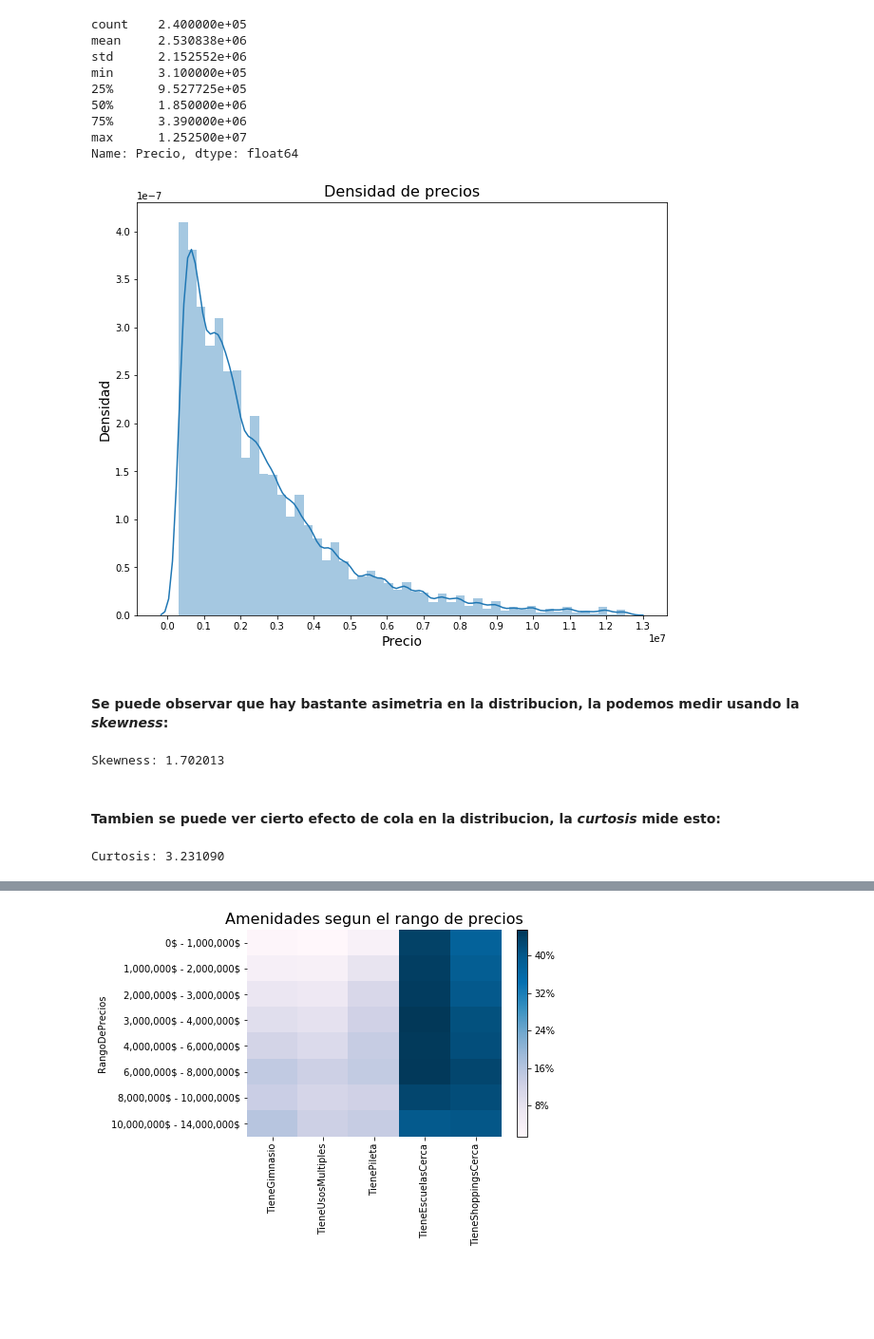
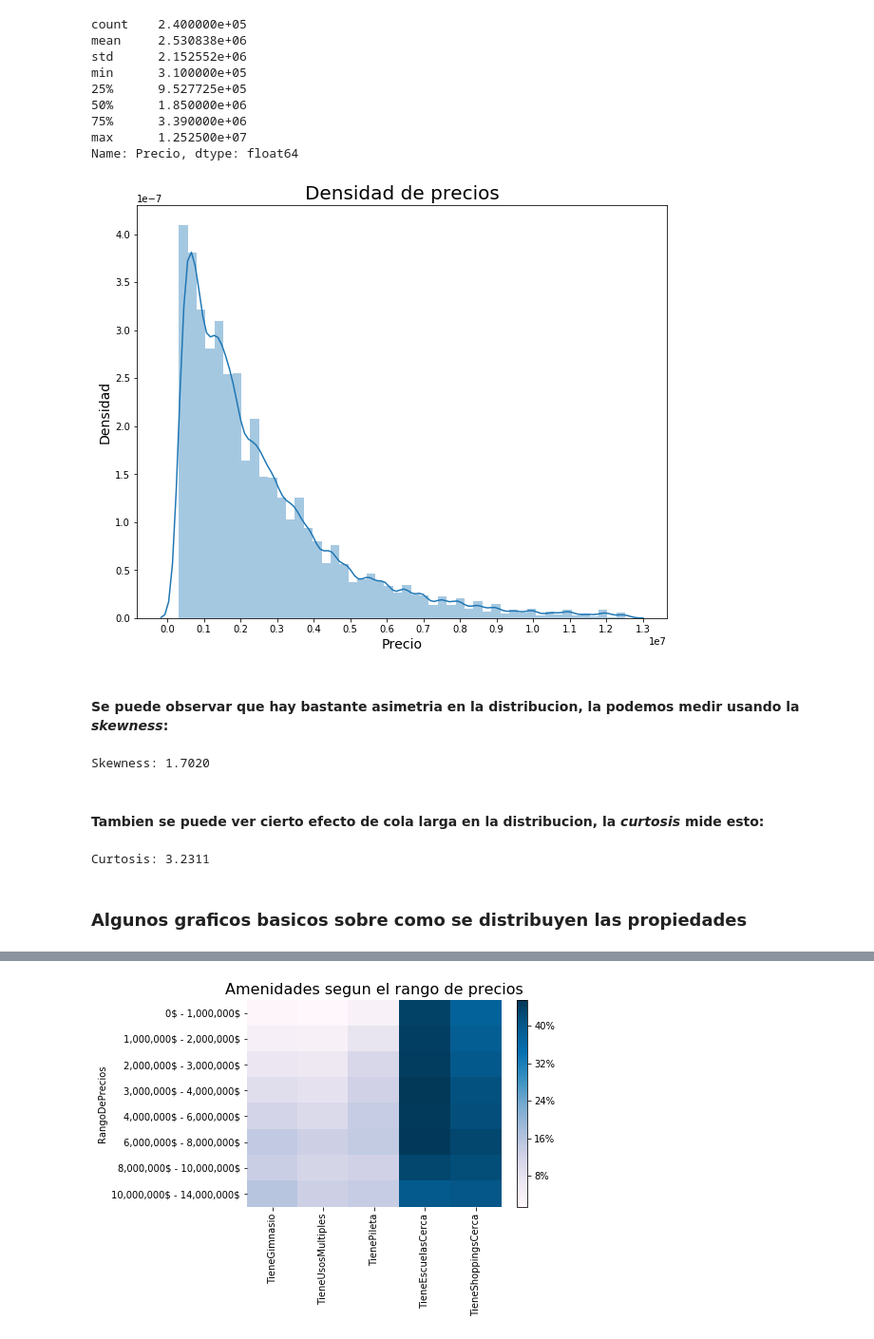
Before and after one commit to komod0/TPs-Org.Datos, a Jupyter notebook: tp1/nbjulian.ipynb, the cells around one changed output, grey strips where cells are left out. Shown at 95% size. Saved outputs shown, nothing was run; the diff lists cells and outputs as text; code cells hidden in the pictures; blank space fills up the shorter version.

```diff
--- a/tp1/nbjulian.ipynb
+++ b/tp1/nbjulian.ipynb
@@ -355,21 +355,23 @@ Name: Precio, dtype: float64
 # %%
 plt.subplots(figsize=(10,8));
 sb.distplot(dfok['Precio'])
 plt.xticks([i for i in range(0,14000000, 1000000)])
 plt.xlabel("Precio", fontsize=14)
 plt.ylabel("Densidad", fontsize=14)
-plt.title("Densidad de precios", fontsize=16);
+plt.title("Densidad de precios", fontsize=20);
 # %% [output]
-[figure, old version]
+[figure, new version]
 # %% [markdown]
 #### Se puede observar que hay bastante asimetria en la distribucion, la podemos medir usando la *skewness*:
 # %%
-print("Skewness: %f" % dfok['Precio'].skew())
+print("Skewness: {0:.4f}".format(dfok['Precio'].skew()))
 # %% [output]
-Skewness: 1.702013
+Skewness: 1.7020
 # %% [markdown]
-#### Tambien se puede ver cierto efecto de cola en la distribucion, la *curtosis* mide esto:
+#### Tambien se puede ver cierto efecto de cola larga en la distribucion, la *curtosis* mide esto:
 # %%
-print("Curtosis: %f" % dfok['Precio'].kurt())
+print("Curtosis: {0:.4f}".format(dfok['Precio'].kurt()))
 # %% [output]
-Curtosis: 3.231090
+Curtosis: 3.2311
+# %% [markdown]
+### Algunos graficos basicos sobre como se distribuyen las propiedades
```
Also changed, not shown: parts of 6 cells of this notebook.
